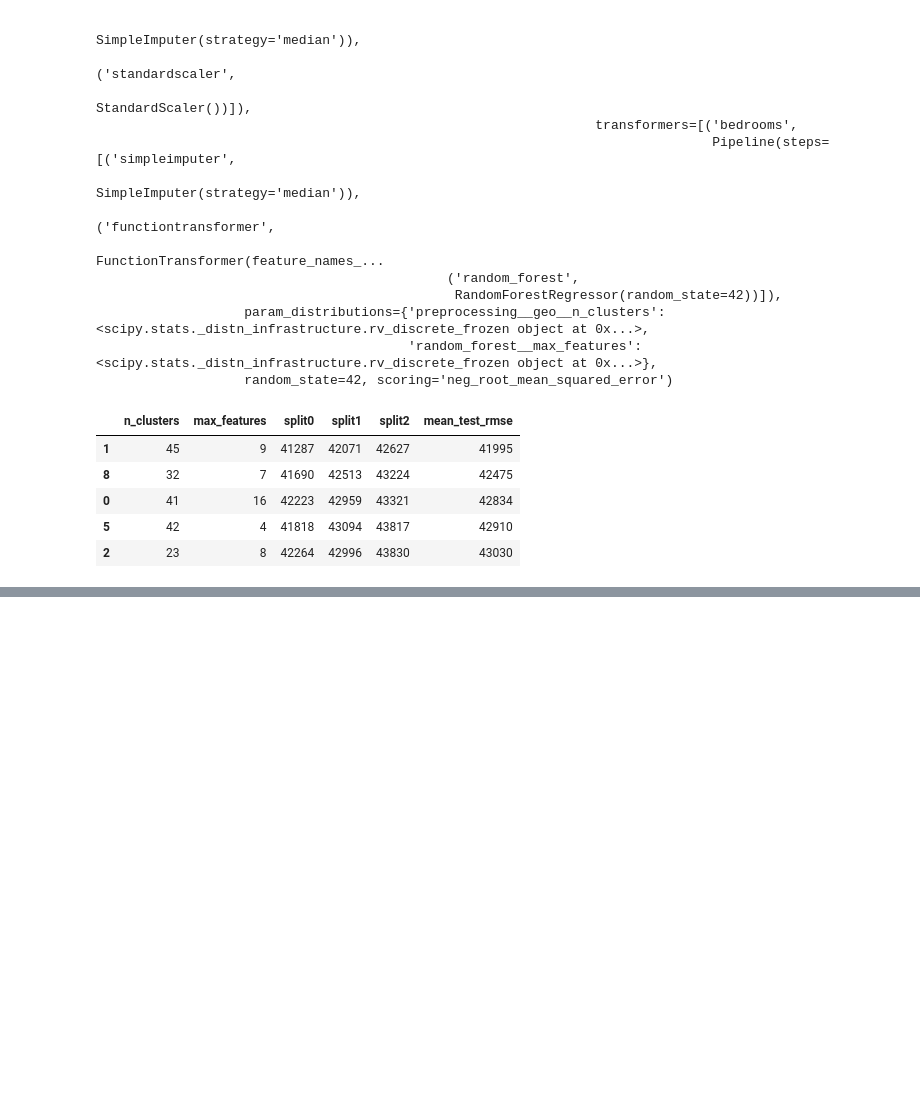
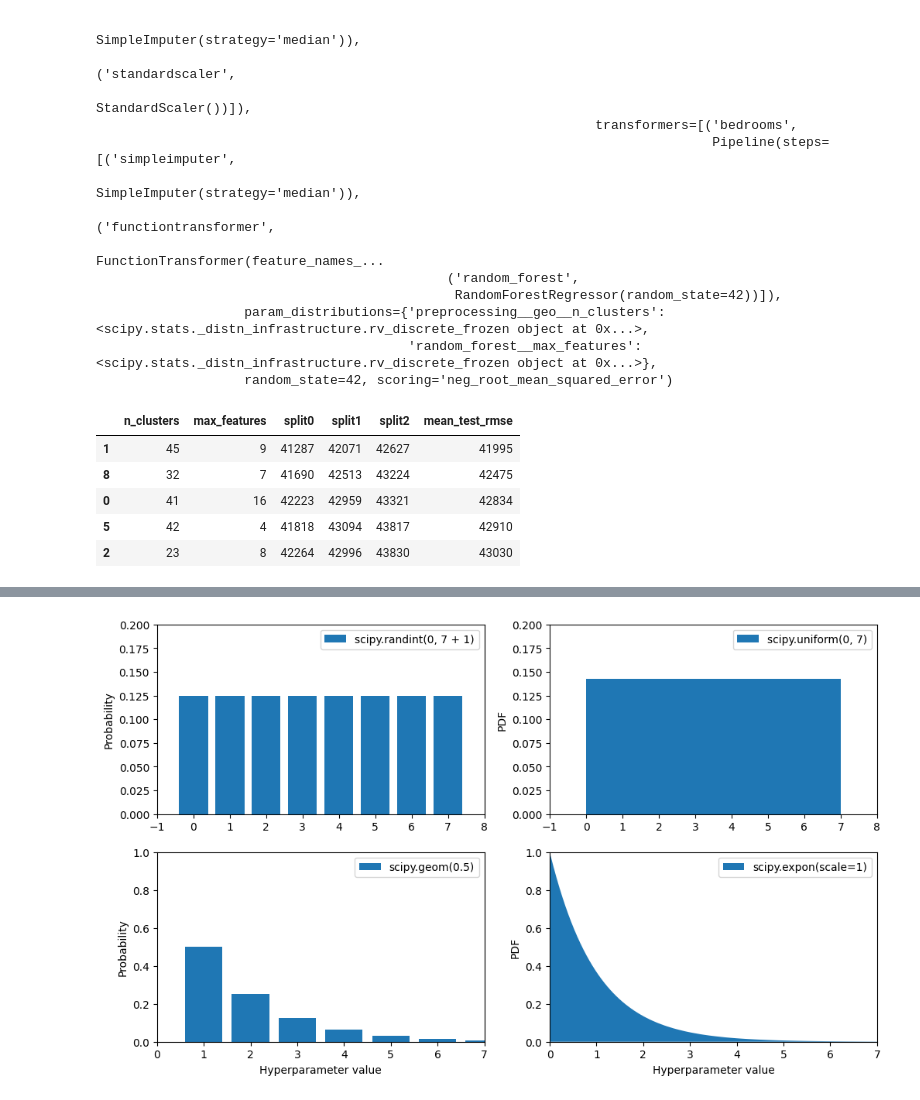
Before and after one commit to felipesebben/ML_hands_on_notes, a Jupyter notebook: projects/Ch02-end2end-CA_house_price_prediction/02_end_to_end_ML_project.ipynb, the cells around one changed output, grey strips where cells are left out. Saved outputs shown, nothing was run; the diff lists cells and outputs as text; code cells hidden in the pictures; blank space fills up the shorter version.

```diff
--- a/projects/Ch02-end2end-CA_house_price_prediction/02_end_to_end_ML_project.ipynb
+++ b/projects/Ch02-end2end-CA_house_price_prediction/02_end_to_end_ML_project.ipynb
@@ -1709,0 +1727,47 @@ cv_res.head()
+# %%
+# plot randint() , uniform(), geom() and expon() distributions in randomized search
+from scipy.stats import randint, uniform, geom, expon
+
+xs1 =np.arange(0, 7 + 1)
+randint_distrib = randint(0, 7 + 1).pmf(xs1)
+
+xs2 = np.linspace(0, 7, 500)
+uniform_distrib = uniform(0, 7).pdf(xs2)
+
+xs3 = np.arange(0, 7 + 1)
+geom_distrib = geom(0.5).pmf(xs3)
+
+xs4 = np.linspace(0, 7, 500)
+expon_distrib = expon(scale=1).pdf(xs4)
+
+plt.figure(figsize=(12, 7))
+
+plt.subplot(2, 2, 1)
+plt.bar(xs1, randint_distrib, label="scipy.randint(0, 7 + 1)")
+plt.ylabel("Probability")
+plt.legend()
+plt.axis([-1, 8, 0, 0.2])
+
+plt.subplot(2, 2, 2)
+plt.fill_between(xs2, uniform_distrib, label="scipy.uniform(0, 7)")
+plt.ylabel("PDF")
+plt.legend()
+plt.axis([-1, 8, 0, 0.2])
+
+plt.subplot(2, 2, 3)
+plt.bar(xs3, geom_distrib, label="scipy.geom(0.5)")
+plt.xlabel("Hyperparameter value")
+plt.ylabel("Probability")
+plt.legend()
+plt.axis([0, 7, 0, 1])
+
+plt.subplot(2, 2, 4)
+plt.fill_between(xs4, expon_distrib, label="scipy.expon(scale=1)")
+plt.xlabel("Hyperparameter value")
+plt.ylabel("PDF")
+plt.legend()
+plt.axis([0, 7, 0, 1])
+
+plt.show()
+# %% [output]
+[figure, added]
```
Also changed, not shown: parts of 9 cells of this notebook.
